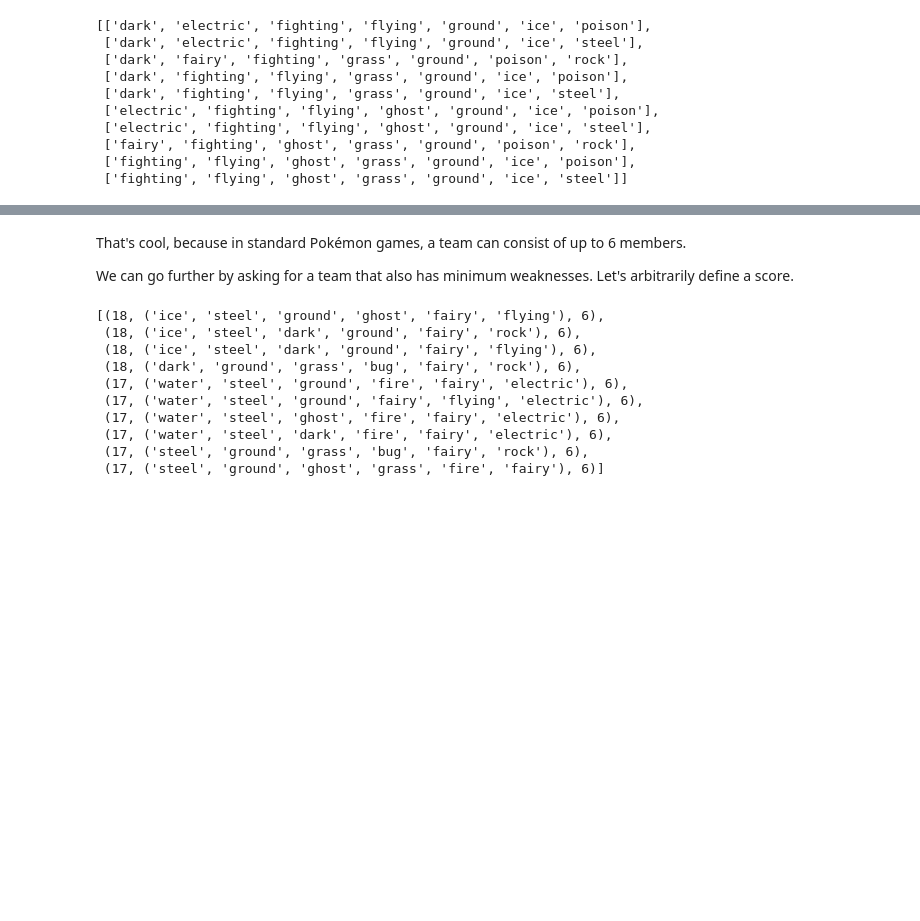
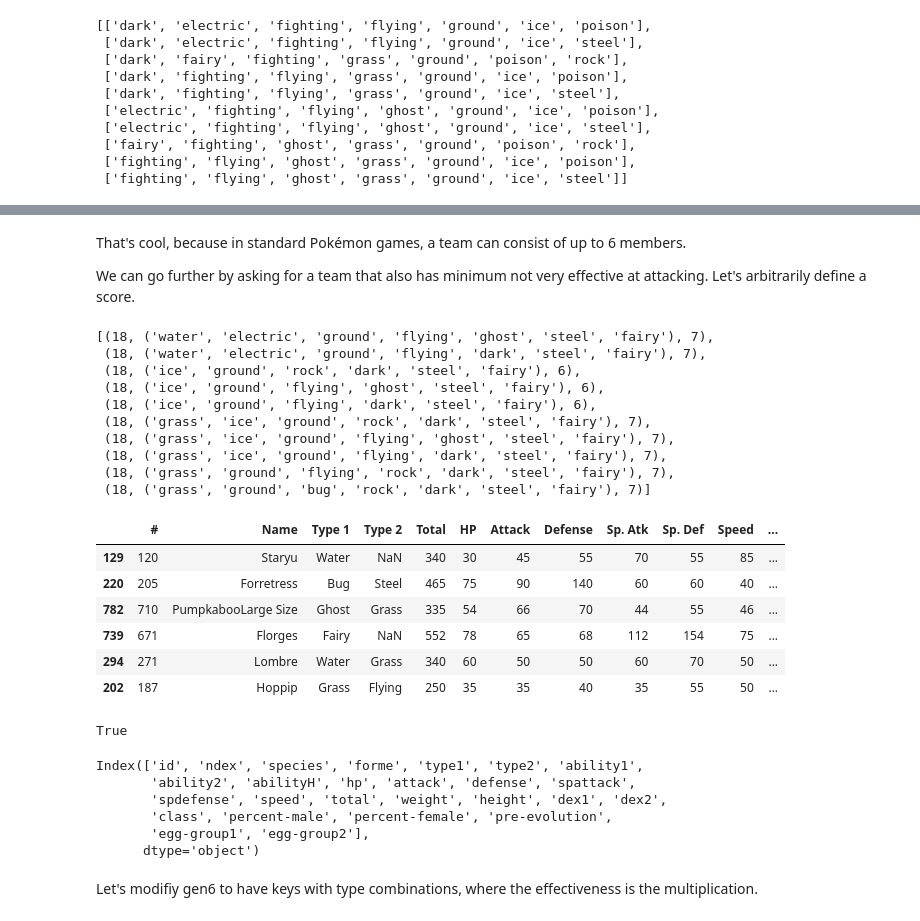
Before and after one commit to henrywallace/games, a Jupyter notebook: pokemon/pokemon.ipynb, the cells around one changed output, grey strips where cells are left out. Drawn from its saved outputs; the diff is of its cells as text; code cells hidden in the pictures; blank space fills up the shorter version.

```diff
--- a/pokemon/pokemon.ipynb
+++ b/pokemon/pokemon.ipynb
@@ -51,7 +97,7 @@ sorted(sorted(types) for types in cover(7))
 # %% [markdown]
 That's cool, because in standard Pokémon games, a team can consist of up to 6 members.
 
-We can go further by asking for a team that also has minimum weaknesses. Let's arbitrarily define a score.
+We can go further by asking for a team that also has minimum not very effective at attacking. Let's arbitrarily define a score.
 # %%
 def score(types):
     a = touches(types, 2.0)
@@ -60,16 +106,43 @@ def score(types):
     return 2*len(a) - len(b) - 2*len(c)
 # %%
 combos = ((score(combo), combo, len(combo)) for combo
-           in chain.from_iterable(combinations(gen6, k) for k in range(1, 7)))
+           in chain.from_iterable(combinations(gen6, k) for k in range(1, 8)))
 sorted(combos, reverse=True)[:10]
 # %% [output]
-[(18, ('ice', 'steel', 'ground', 'ghost', 'fairy', 'flying'), 6),
- (18, ('ice', 'steel', 'dark', 'ground', 'fairy', 'rock'), 6),
- (18, ('ice', 'steel', 'dark', 'ground', 'fairy', 'flying'), 6),
- (18, ('dark', 'ground', 'grass', 'bug', 'fairy', 'rock'), 6),
- (17, ('water', 'steel', 'ground', 'fire', 'fairy', 'electric'), 6),
- (17, ('water', 'steel', 'ground', 'fairy', 'flying', 'electric'), 6),
- (17, ('water', 'steel', 'ghost', 'fire', 'fairy', 'electric'), 6),
- (17, ('water', 'steel', 'dark', 'fire', 'fairy', 'electric'), 6),
- (17, ('steel', 'ground', 'grass', 'bug', 'fairy', 'rock'), 6),
- (17, ('steel', 'ground', 'ghost', 'grass', 'fire', 'fairy'), 6)]
+[(18, ('water', 'electric', 'ground', 'flying', 'ghost', 'steel', 'fairy'), 7),
+ (18, ('water', 'electric', 'ground', 'flying', 'dark', 'steel', 'fairy'), 7),
+ (18, ('ice', 'ground', 'rock', 'dark', 'steel', 'fairy'), 6),
+ (18, ('ice', 'ground', 'flying', 'ghost', 'steel', 'fairy'), 6),
+ (18, ('ice', 'ground', 'flying', 'dark', 'steel', 'fairy'), 6),
+ (18, ('grass', 'ice', 'ground', 'rock', 'dark', 'steel', 'fairy'), 7),
+ (18, ('grass', 'ice', 'ground', 'flying', 'ghost', 'steel', 'fairy'), 7),
+ (18, ('grass', 'ice', 'ground', 'flying', 'dark', 'steel', 'fairy'), 7),
+ (18, ('grass', 'ground', 'flying', 'rock', 'dark', 'steel', 'fairy'), 7),
+ (18, ('grass', 'ground', 'bug', 'rock', 'dark', 'steel', 'fairy'), 7)]
+# %%
+pokemon_df = pd.read_csv('Pokemon.csv')
+pokemon_df.sample(6)
+# %% [output]
+|  | # | Name | Type 1 | Type 2 | Total | HP | Attack | Defense | Sp. Atk | Sp. Def | Speed | ... |
+| 129 | 120 | Staryu | Water | NaN | 340 | 30 | 45 | 55 | 70 | 55 | 85 | ... |
+| 220 | 205 | Forretress | Bug | Steel | 465 | 75 | 90 | 140 | 60 | 60 | 40 | ... |
+| 782 | 710 | PumpkabooLarge Size | Ghost | Grass | 335 | 54 | 66 | 70 | 44 | 55 | 46 | ... |
+| 739 | 671 | Florges | Fairy | NaN | 552 | 78 | 65 | 68 | 112 | 154 | 75 | ... |
+| 294 | 271 | Lombre | Water | Grass | 340 | 60 | 50 | 50 | 60 | 70 | 50 | ... |
+| 202 | 187 | Hoppip | Grass | Flying | 250 | 35 | 35 | 40 | 35 | 55 | 50 | ... |
+# %%
+pokemon_df7 = pd.read_csv('pokemon_gen7.csv')
+'Decidueye' in pokemon_df7['species'].values.flatten()
+# %% [output]
+True
+# %%
+pokemon_df7.columns
+# %% [output]
+Index(['id', 'ndex', 'species', 'forme', 'type1', 'type2', 'ability1',
+       'ability2', 'abilityH', 'hp', 'attack', 'defense', 'spattack',
+       'spdefense', 'speed', 'total', 'weight', 'height', 'dex1', 'dex2',
+       'class', 'percent-male', 'percent-female', 'pre-evolution',
+       'egg-group1', 'egg-group2'],
+      dtype='object')
+# %% [markdown]
+Let's modifiy gen6 to have keys with type combinations, where the effectiveness is the multiplication.
```
Also changed, not shown: parts of 56 cells of this notebook, 2 other files.
